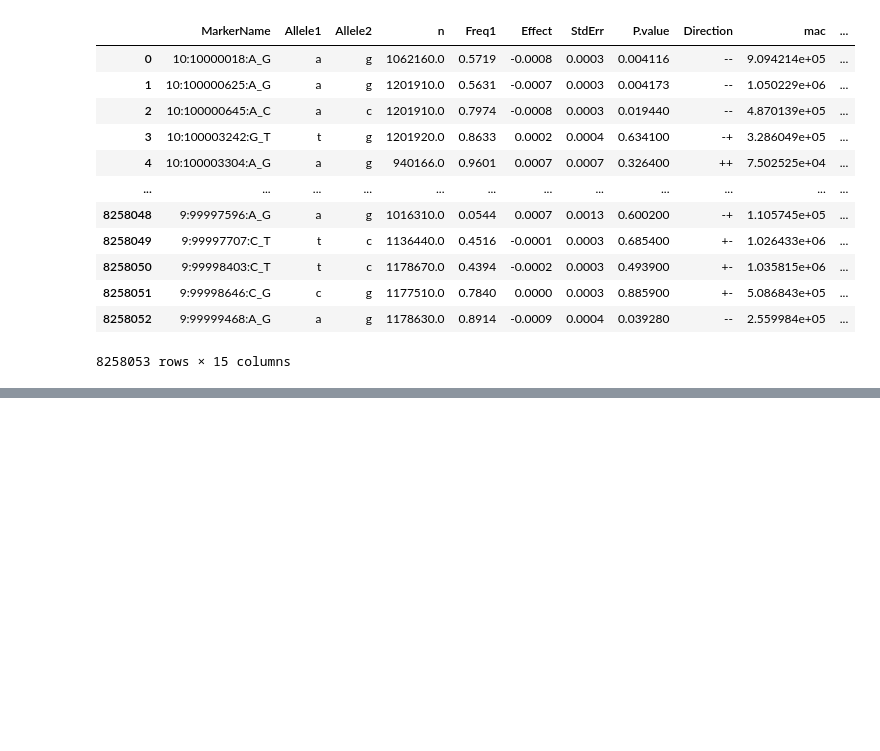
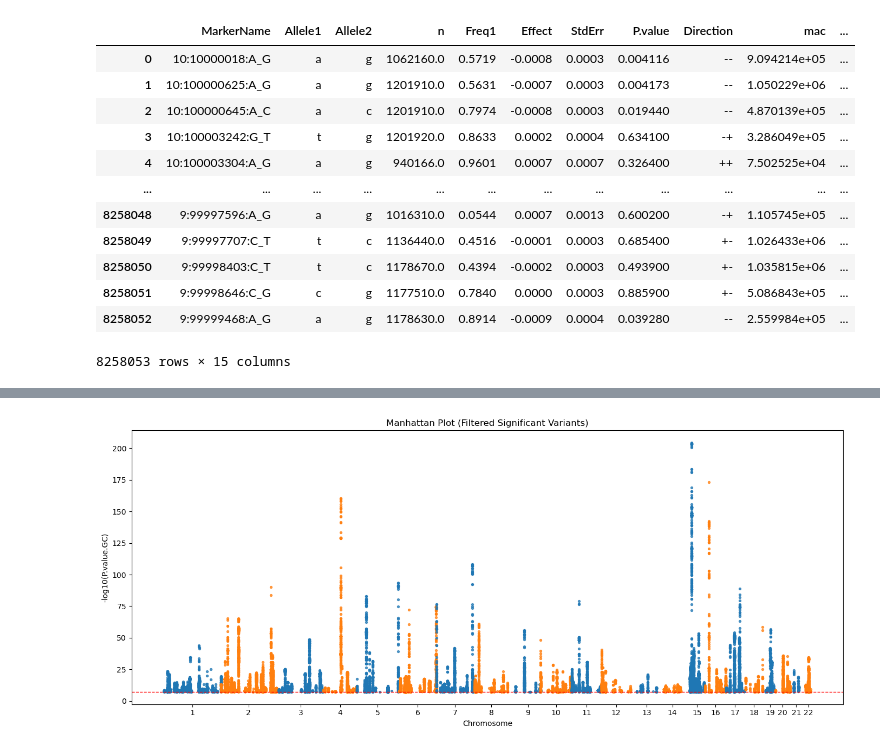
Before and after one commit to Vigneshwarr3/target_discovery_engine, a Jupyter notebook: test.ipynb, the cells around one changed output, grey strips where cells are left out. Drawn from its saved outputs; the diff is of its cells as text; code cells hidden in the pictures; blank space fills up the shorter version.

Commit message:
added manhattan plot

```diff
--- a/test.ipynb
+++ b/test.ipynb
@@ -30,4 +30,4 @@ df
 | 8258052 | 9:99999468:A_G | a | g | 1178630.0 | 0.8914 | -0.0009 | 0.0004 | 0.039280 | -- | 2.559984e+05 | ... |
 8258053 rows × 15 columns
 # %%
-df[df['P.value.GC'] < 5e-08].to_csv('significant_results.csv', index=False)
+df_filtered = df[df['P.value.GC'] < 5e-08]
@@ -33,0 +63,57 @@ df[df['P.value.GC'] < 5e-08].to_csv('significant_results.csv', index=False)
+# %%
+import numpy as np
+import pandas as pd
+import matplotlib.pyplot as plt
+
+# Keep only required columns
+m = df_filtered[['chr', 'pos', 'P.value.GC']].copy()
+m = m.dropna()
+
+# Ensure numeric position and p-value
+m['pos'] = pd.to_numeric(m['pos'], errors='coerce')
+m['P.value.GC'] = pd.to_numeric(m['P.value.GC'], errors='coerce')
+m = m.dropna(subset=['pos', 'P.value.GC'])
+m = m[m['P.value.GC'] > 0]
+
+# Chromosome ordering (1..22, then X, Y, MT)
+chr_order = [str(i) for i in range(1, 23)] + ['X', 'Y', 'MT']
+m['chr'] = m['chr'].astype(str).str.replace('chr', '', case=False, regex=False)
+m = m[m['chr'].isin(chr_order)]
+m['chr'] = pd.Categorical(m['chr'], categories=chr_order, ordered=True)
+m = m.sort_values(['chr', 'pos'])
+
+# Build cumulative genomic position
+chr_max = m.groupby('chr', observed=True)['pos'].max().reset_index()
+chr_max['offset'] = chr_max['pos'].cumsum().shift(fill_value=0)
+offset_map = dict(zip(chr_max['chr'].astype(str), chr_max['offset']))
+m['x'] = m['pos'] + m['chr'].astype(str).map(offset_map)
+
+# Y-axis: -log10(p)
+m['minus_log10_p'] = -np.log10(m['P.value.GC'])
+
+# X ticks at chromosome centers
+chr_centers = []
+for c in chr_order:
+    sub = m[m['chr'].astype(str) == c]
+    if len(sub):
+        chr_centers.append((c, (sub['x'].min() + sub['x'].max()) / 2))
+
+# Plot
+plt.figure(figsize=(14, 6))
+colors = ['#1f77b4', '#ff7f0e']
+for i, c in enumerate(chr_order):
+    sub = m[m['chr'].astype(str) == c]
+    if len(sub):
+        plt.scatter(sub['x'], sub['minus_log10_p'], s=8, color=colors[i % 2], alpha=0.75)
+
+# Genome-wide significance line: p = 5e-8
+plt.axhline(-np.log10(5e-8), color='red', linestyle='--', linewidth=1)
+
+plt.xticks([x for _, x in chr_centers], [c for c, _ in chr_centers], rotation=0)
+plt.xlabel('Chromosome')
+plt.ylabel('-log10(P.value.GC)')
+plt.title('Manhattan Plot (Filtered Significant Variants)')
+plt.tight_layout()
+plt.show()
+# %% [output]
+[figure, added]
```
Also changed, not shown: parts of 3 cells of this notebook.
